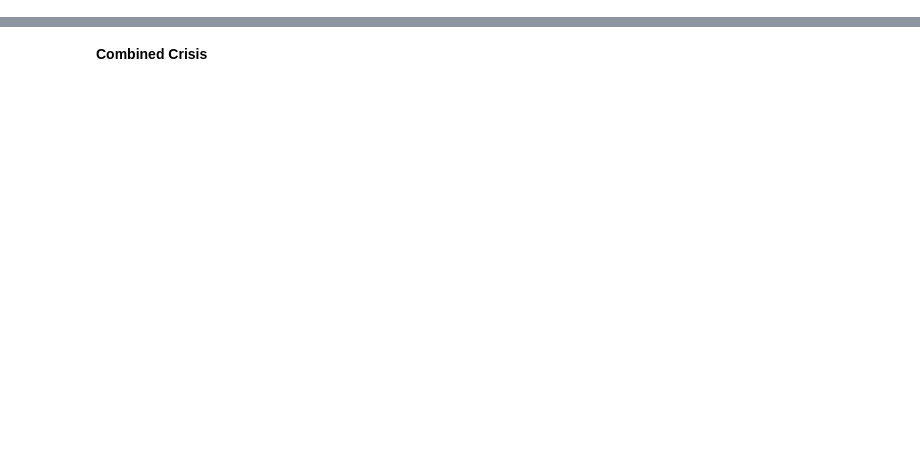
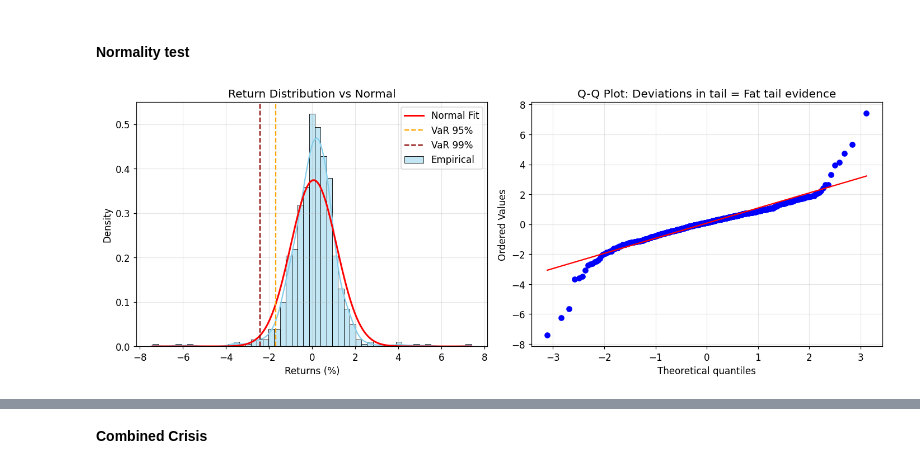
Before and after one commit to shreyapai097/monte-carlo-risk-stress-testing, a Jupyter notebook: Stress analysis.ipynb, the cells around one changed output, grey strips where cells are left out. Saved outputs shown, nothing was run; the diff lists cells and outputs as text; code cells hidden in the pictures; blank space fills up the shorter version.

```diff
--- a/Stress analysis.ipynb
+++ b/Stress analysis.ipynb
@@ -57,0 +134,4 @@ L_dd_crisis=np.linalg.cholesky(dd_crisis_cov)
+# %%
+mu = portfolio_returns.mean()
+
+sigma = portfolio_returns.std()
@@ -57,0 +162,9 @@ L_dd_crisis=np.linalg.cholesky(dd_crisis_cov)
+# %%
+# 95% VaR
+var_95_param = -(mu + sigma * norm.ppf(0.05))
+
+# 99% VaR
+var_99_param = -(mu + sigma * norm.ppf(0.01))
+
+print("Parametric VaR 95: ", round(var_95_param, 3))
+print("Parametric VaR 99: ", round(var_99_param, 3))
@@ -57,0 +419,23 @@ L_dd_crisis=np.linalg.cholesky(dd_crisis_cov)
+# %% [markdown]
+#### Normality test
+# %%
+fig, axes = plt.subplots(1, 2, figsize=(13, 5))
+
+# Histogram with normal overlay
+sns.histplot(portfolio_returns, kde=True, stat="density", color="skyblue", label="Empirical", ax=axes[0])
+x = np.linspace(portfolio_returns.min(), portfolio_returns.max(), 200)
+axes[0].plot(x, norm.pdf(x, mu, sigma), color="red", lw=2, label="Normal Fit")
+axes[0].axvline(-var_95_param, color='orange', linestyle='--', label="VaR 95%")
+axes[0].axvline(-var_99_param, color='darkred', linestyle='--', label="VaR 99%")
+axes[0].set_title("Return Distribution vs Normal")
+axes[0].set_xlabel("Returns (%)")
+axes[0].legend()
+
+# Q-Q plot (tail deviations from diagonal = fat tails)
+probplot(portfolio_returns, dist="norm", plot=axes[1])
+axes[1].set_title("Q-Q Plot: Deviations in tail = Fat tail evidence")
+
+plt.tight_layout()
+plt.show()
+# %% [output]
+[figure, added]
```
Also changed, not shown: parts of 121 cells of this notebook.
